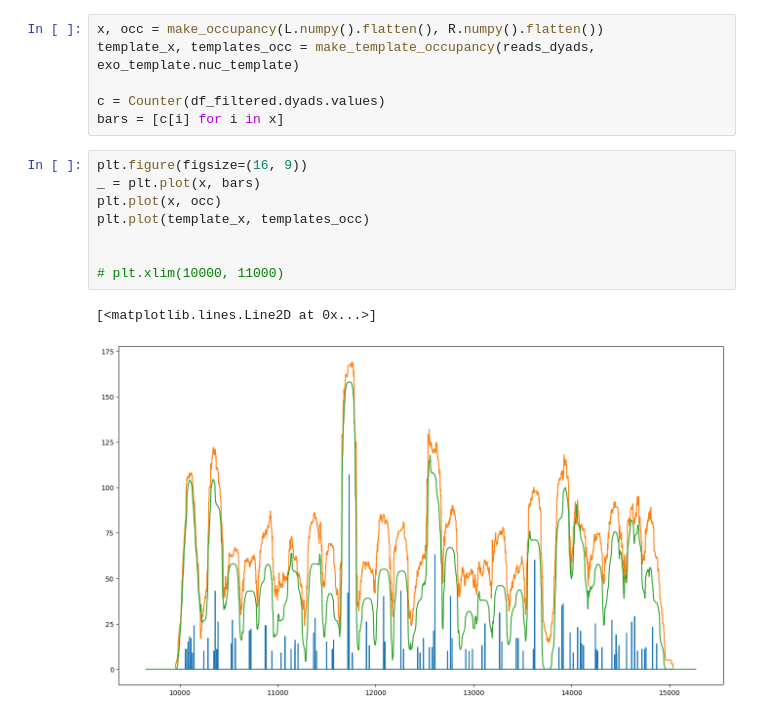
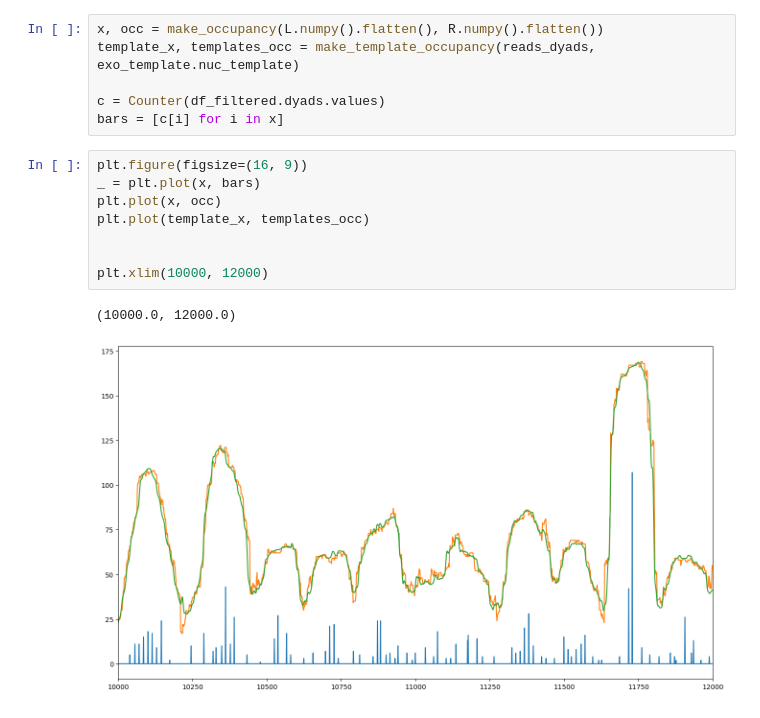
Before and after one commit to intbio/NucDPosIT, a Jupyter notebook: notebooks/fit_exo.ipynb, the cells around one changed output. Drawn from its saved outputs; the diff is of its cells as text.

```diff
--- a/notebooks/fit_exo.ipynb
+++ b/notebooks/fit_exo.ipynb
@@ -403,14 +403,14 @@ bars = [c[i] for i in x]
 # %%
 plt.figure(figsize=(16, 9))
 _ = plt.plot(x, bars)
 plt.plot(x, occ)
 plt.plot(template_x, templates_occ)
 
 
-# plt.xlim(10000, 11000)
+plt.xlim(10000, 12000)
 # %% [output]
-[<matplotlib.lines.Line2D at 0x...>]
+(10000.0, 12000.0)
-[figure, old version]
+[figure, new version]
 # %%
 df_filtered
 # %% [output]
```
Also changed, not shown: parts of 3 cells of this notebook, 2 other files.
